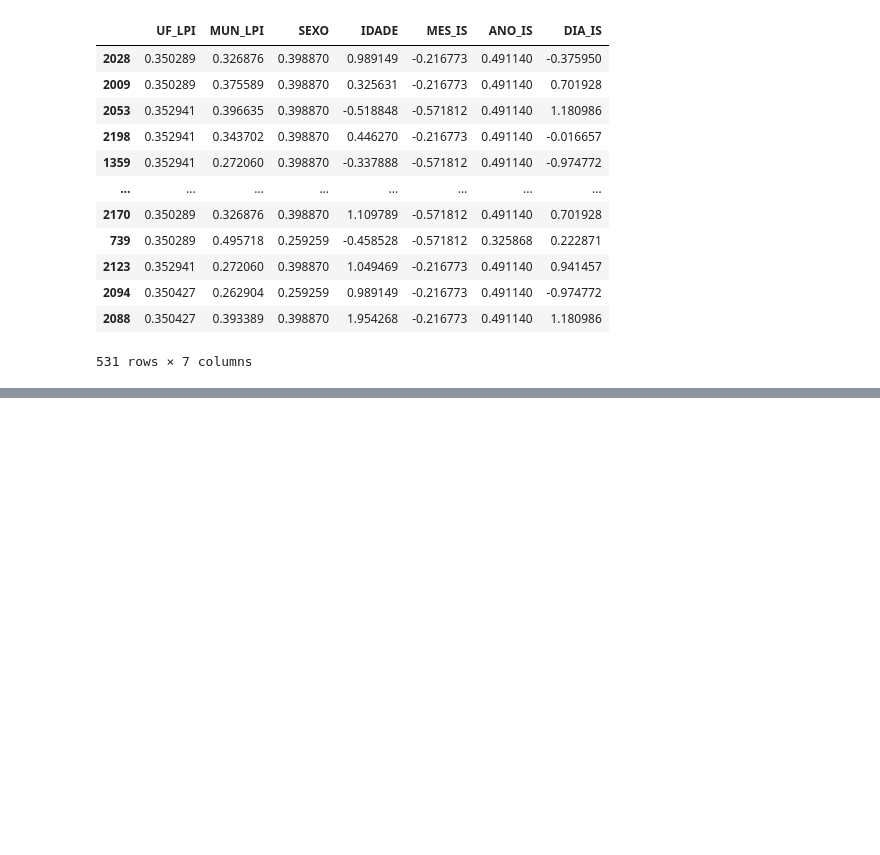
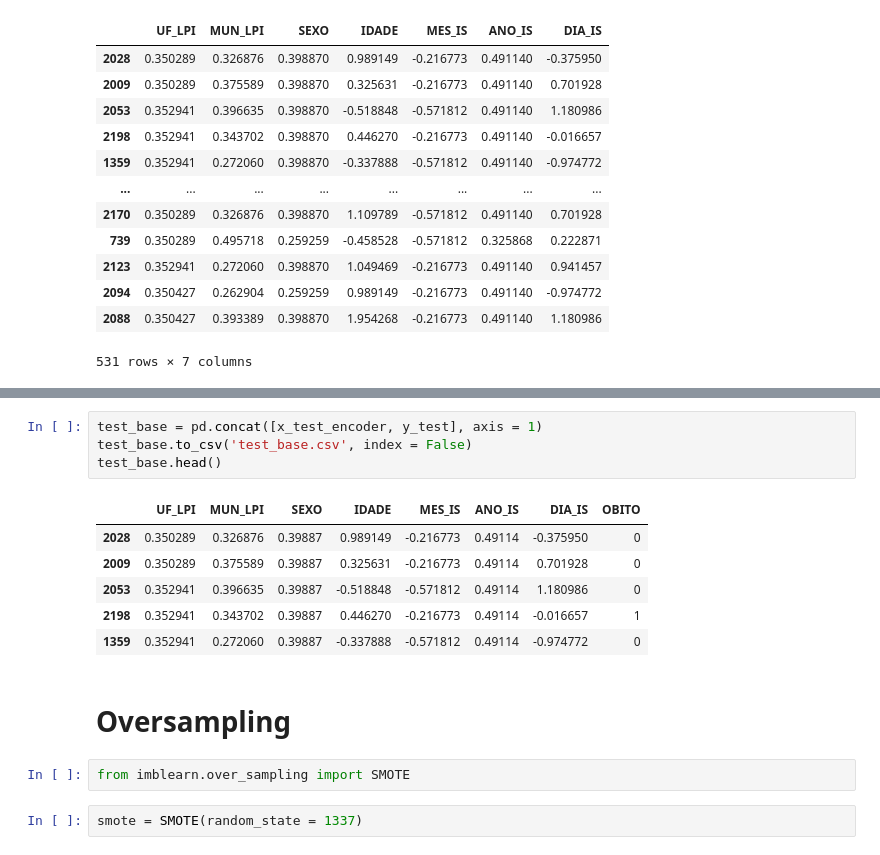
Before and after one commit to Muniz97/Yellow-fever-Febre-Amarela, a Jupyter notebook: 3 - Preprocessing/Yellow_Fever_Preprocessing.ipynb, the cells around one changed output, grey strips where cells are left out. Cells and saved outputs as stored; diff of their text form; blank space fills up the shorter version.

```diff
--- a/3 - Preprocessing/Yellow_Fever_Preprocessing.ipynb
+++ b/3 - Preprocessing/Yellow_Fever_Preprocessing.ipynb
@@ -213,0 +200,17 @@ x_test_encoder
+# %%
+test_base = pd.concat([x_test_encoder, y_test], axis = 1)
+test_base.to_csv('test_base.csv', index = False)
+test_base.head()
+# %% [output]
+|  | UF_LPI | MUN_LPI | SEXO | IDADE | MES_IS | ANO_IS | DIA_IS | OBITO |
+| 2028 | 0.350289 | 0.326876 | 0.39887 | 0.989149 | -0.216773 | 0.49114 | -0.375950 | 0 |
+| 2009 | 0.350289 | 0.375589 | 0.39887 | 0.325631 | -0.216773 | 0.49114 | 0.701928 | 0 |
+| 2053 | 0.352941 | 0.396635 | 0.39887 | -0.518848 | -0.571812 | 0.49114 | 1.180986 | 0 |
+| 2198 | 0.352941 | 0.343702 | 0.39887 | 0.446270 | -0.216773 | 0.49114 | -0.016657 | 1 |
+| 1359 | 0.352941 | 0.272060 | 0.39887 | -0.337888 | -0.571812 | 0.49114 | -0.974772 | 0 |
+# %% [markdown]
+# Oversampling
+# %%
+from imblearn.over_sampling import SMOTE
+# %%
+smote = SMOTE(random_state = 1337)
```
Also changed, not shown: parts of 10 cells of this notebook.
